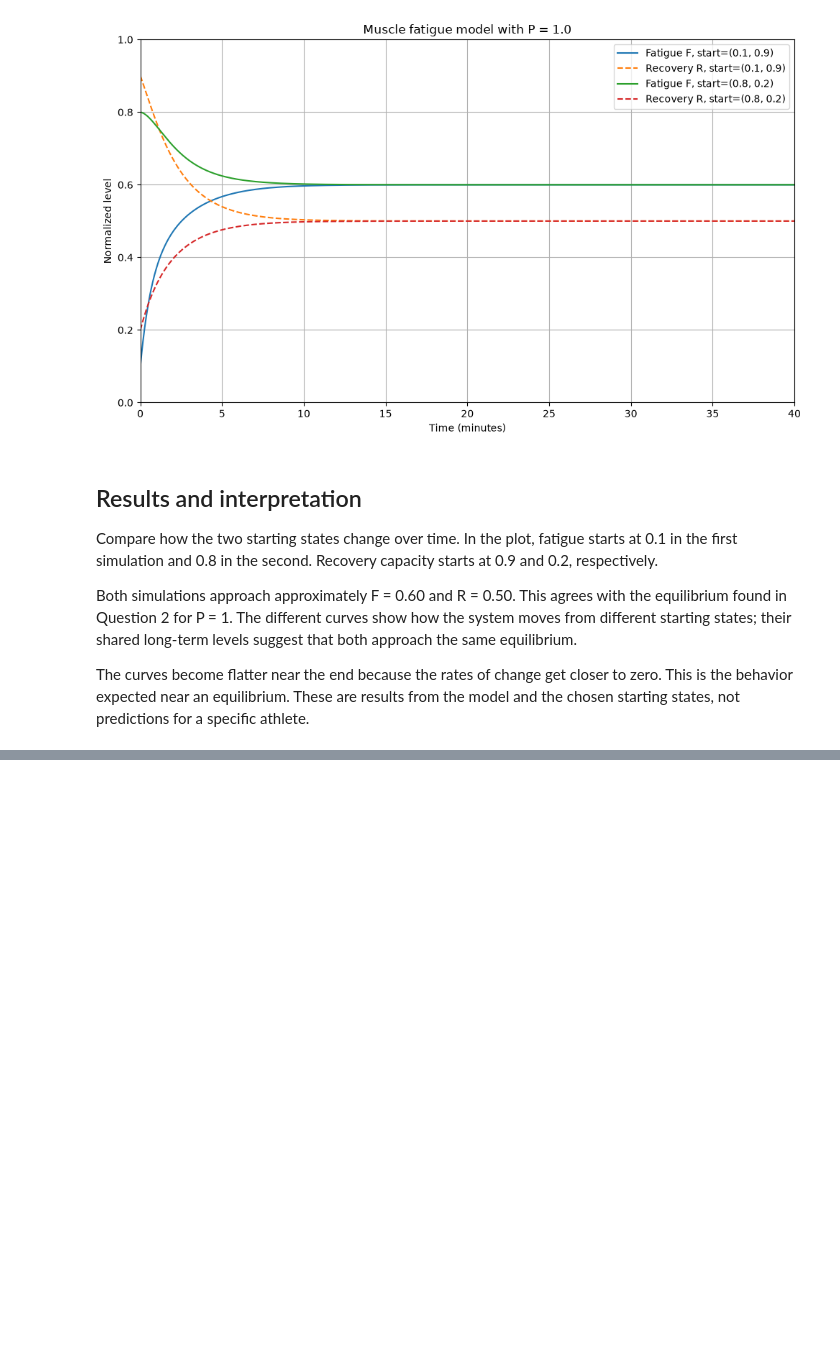
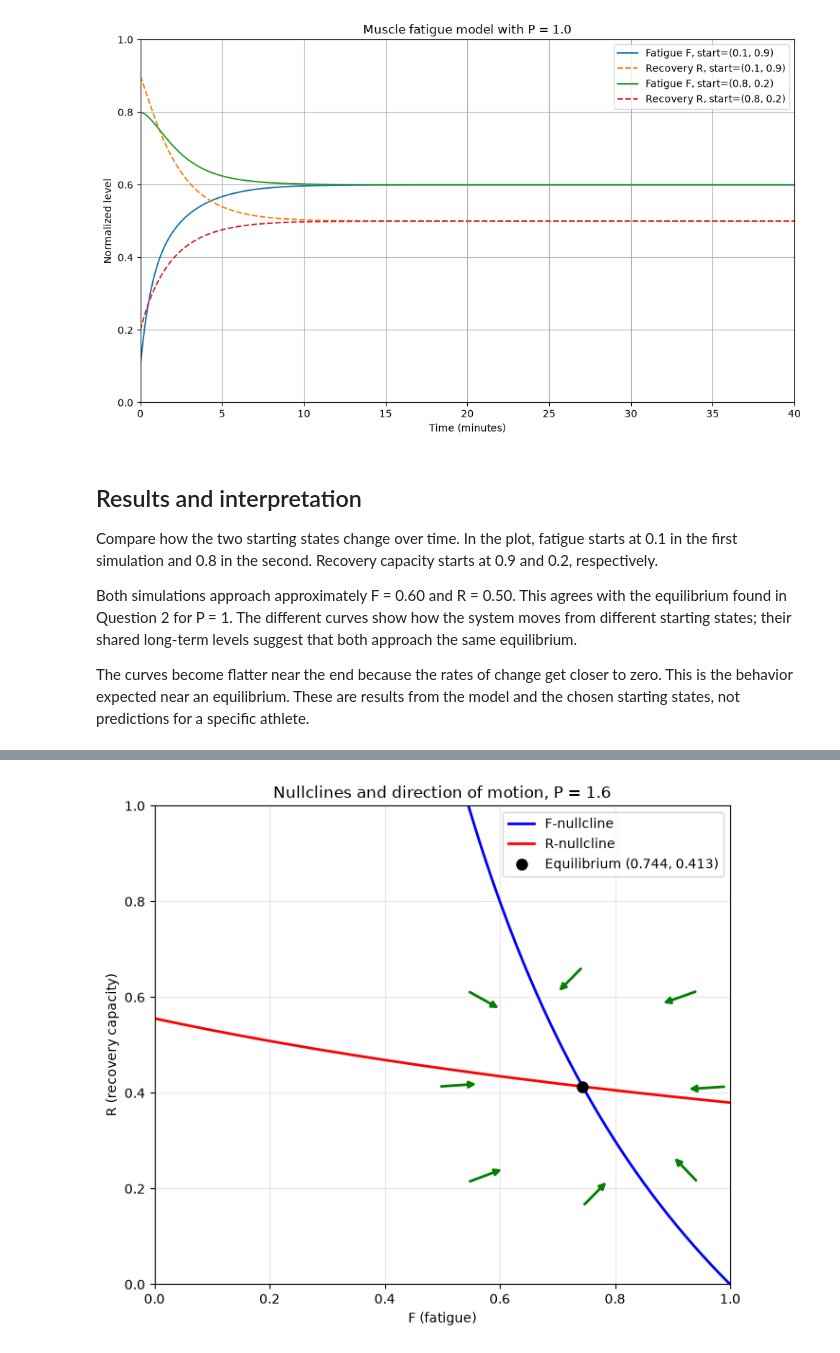
Before and after one commit to ayeshawaheed9/Math-modeling-project, a Jupyter notebook: main.ipynb, the cells around one changed output, grey strips where cells are left out. Cells and saved outputs as stored; diff of their text form; code cells hidden in the pictures; blank space fills up the shorter version.

Commit message:
Add P=1.6 effort analysis
Extend the notebook with nullcline, stability, simulation, and P=1 comparison analysis for effort P=1.6.

```diff
--- a/main.ipynb
+++ b/main.ipynb
@@ -205,0 +219,18 @@ The curves become flatter near the end because the rates of change get closer to
+# %%
+# Save the P = 1 equilibrium from Section 2 for comparison
+Fstar_P1 = Fstar
+Rstar_P1 = Rstar
+
+# Change only the effort
+P = 1.6
+
+# Find the equilibrium for P = 1.6
+def equilibrium_residual_P16(F):
+    return F - F_null(R_null(F))
+
+Fstar_P16 = brentq(equilibrium_residual_P16, 0, 1)
+Rstar_P16 = R_null(Fstar_P16)
+
+print(f"Equilibrium for P = {P}: F* = {Fstar_P16:.4f}, R* = {Rstar_P16:.4f}")
+print("Check: dF/dt =", f(Fstar_P16, Rstar_P16))
+print("Check: dR/dt =", g(Fstar_P16, Rstar_P16))
@@ -205,0 +259,51 @@ The curves become flatter near the end because the rates of change get closer to
+# %%
+Fgrid = np.linspace(0, 1, 400)
+Rgrid = np.linspace(0, 1, 400)
+
+fig, ax = plt.subplots(figsize=(7, 6))
+
+ax.plot(F_null(Rgrid), Rgrid, "b-", linewidth=2, label="F-nullcline")
+ax.plot(Fgrid, R_null(Fgrid), "r-", linewidth=2, label="R-nullcline")
+ax.plot(
+    Fstar_P16, Rstar_P16, "ko", markersize=8,
+    label=f"Equilibrium ({Fstar_P16:.3f}, {Rstar_P16:.3f})"
+)
+
+# Test directions around the equilibrium
+offsets = [
+    (-0.2, -0.2), (0.2, -0.2),
+    (-0.2, 0.2),  (0.2, 0.2),
+    (0, -0.25),   (0, 0.25),
+    (-0.25, 0),   (0.25, 0)
+]
+
+for dF, dR in offsets:
+    x = Fstar_P16 + dF
+    y = Rstar_P16 + dR
+
+    # Only draw arrows for points inside the state square
+    if 0 <= x <= 1 and 0 <= y <= 1:
+        rate_F = f(x, y)
+        rate_R = g(x, y)
+        arrow_length = np.hypot(rate_F, rate_R)
+
+        if arrow_length > 0:
+            ax.annotate(
+                "",
+                xy=(x + 0.07 * rate_F / arrow_length,
+                    y + 0.07 * rate_R / arrow_length),
+                xytext=(x, y),
+                arrowprops=dict(arrowstyle="-|>", color="green", linewidth=2)
+            )
+
+ax.set_xlim(0, 1)
+ax.set_ylim(0, 1)
+ax.set_xlabel("F (fatigue)")
+ax.set_ylabel("R (recovery capacity)")
+ax.set_title(f"Nullclines and direction of motion, P = {P}")
+ax.grid(alpha=0.3)
+ax.legend()
+plt.tight_layout()
+plt.show()
+# %% [output]
+[figure, added]
```
Also changed, not shown: parts of 7 cells of this notebook.
